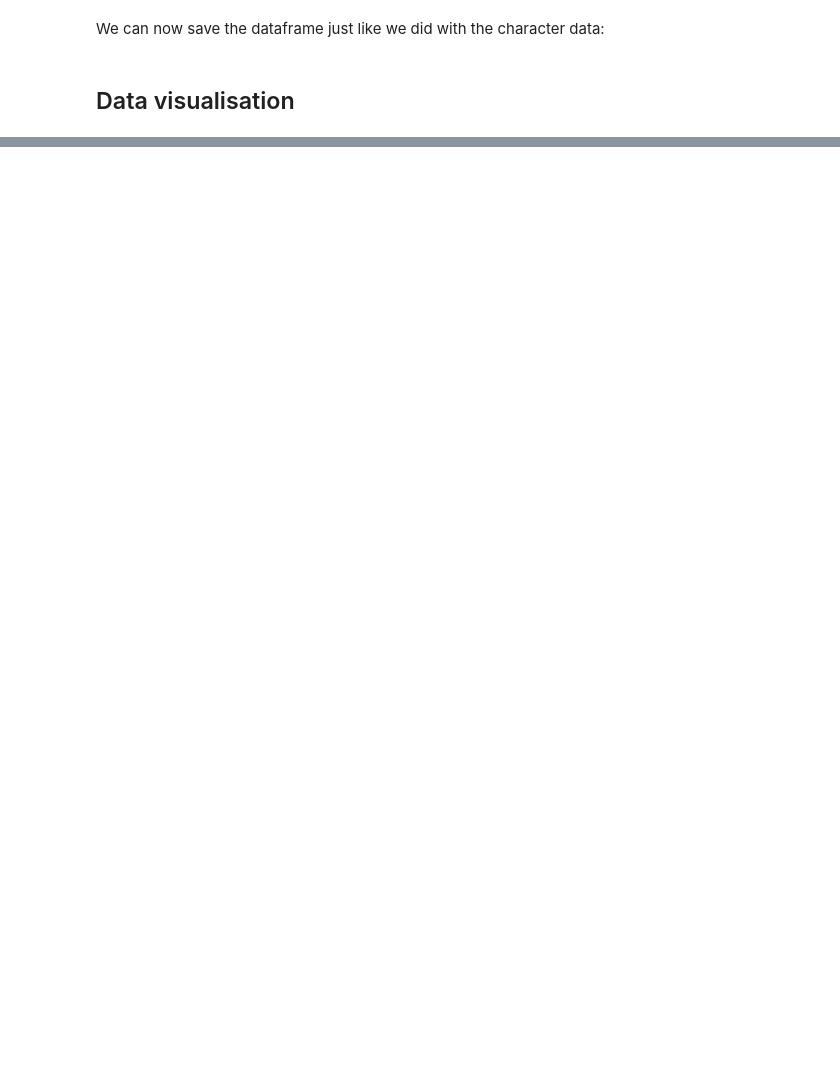
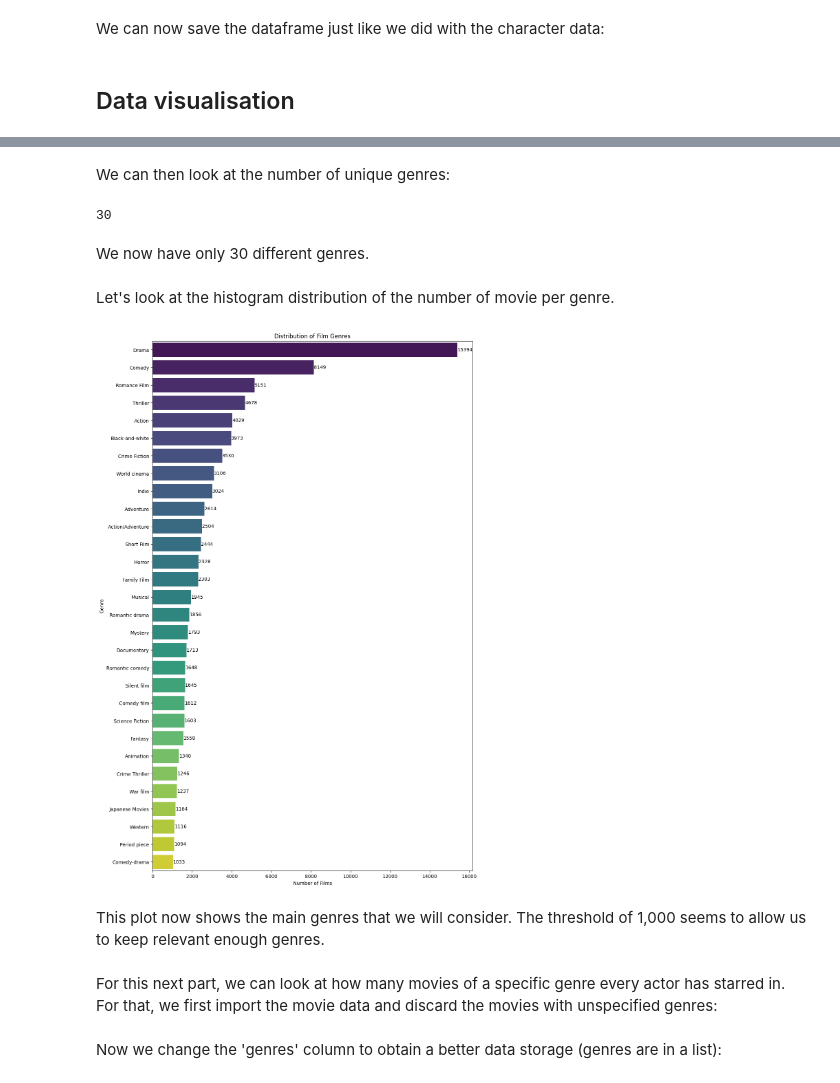
Before and after one commit to epfl-ada/ada-2023-project-fauttrouverunnompourada, a Jupyter notebook: P2.ipynb, the cells around one changed output, grey strips where cells are left out. Drawn from its saved outputs; the diff is of its cells as text; code cells hidden in the pictures; blank space fills up the shorter version.

```diff
--- a/P2.ipynb
+++ b/P2.ipynb
@@ -247,0 +458,16 @@ clean_movie_data.to_csv("../Clean data/clean_movie_data.csv")
+# %%
+#Threshold of 1'000
+threshold = 1000
+# Filter out genres below the threshold
+filtered_genres = genre_counts[genre_counts >= threshold].index.tolist()
+
+# Creates filter for the original DataFrame based on the threshold
+filtered_genres = cleaned_movie_data.apply(lambda row: [genre for genre in row['Genres'] if genre in filtered_genres], axis=1)
+# %%
+#Inject the modified "Genres"
+cleaned_movie_data["Genres"] = filtered_genres
+# %%
+#Counts the counts for each genre in all movies after threshold filter
+exploded_genres = cleaned_movie_data['Genres'].explode()
+genre_counts = exploded_genres.value_counts()
+genre_counts
@@ -247,0 +492,34 @@ clean_movie_data.to_csv("../Clean data/clean_movie_data.csv")
+# %% [markdown]
+We can then look at the number of unique genres:
+# %%
+#List of genres before threshold filtering
+unique_genres_list = genre_counts.index.tolist()
+
+print(len(unique_genres_list))
+# %% [output]
+30
+# %% [markdown]
+We now have only 30 different genres.
+# %% [markdown]
+Let's look at the histogram distribution of the number of movie per genre.
+# %%
+# Create a bar plot using Seaborn
+plt.figure(figsize=(12, 20))
+barplot = sns.barplot(x=genre_counts.values, y=genre_counts.index, palette='viridis')
+
+# Add labels and a title
+plt.xlabel('Number of Films')
+plt.ylabel('Genre')
+plt.title('Distribution of Film Genres')
+
+# Add numerical values to the right of each bar
+for index, value in enumerate(genre_counts.values):
+    barplot.text(value, index, str(value), ha='left', va='center')
+
+plt.show()
+# %% [output]
+[figure, added]
+# %% [markdown]
+This plot now shows the main genres that we will consider. The threshold of 1,000 seems to allow us to keep relevant enough genres.
+# %% [markdown]
+For this next part, we can look at how many movies of a specific genre every actor has starred in. For that, we first import the movie data and discard the movies with unspecified genres:
@@ -247,0 +533,2 @@ clean_movie_data.to_csv("../Clean data/clean_movie_data.csv")
+# %% [markdown]
+Now we change the 'genres' column to obtain a better data storage (genres are in a list):
```
Also changed, not shown: parts of 158 cells of this notebook.
